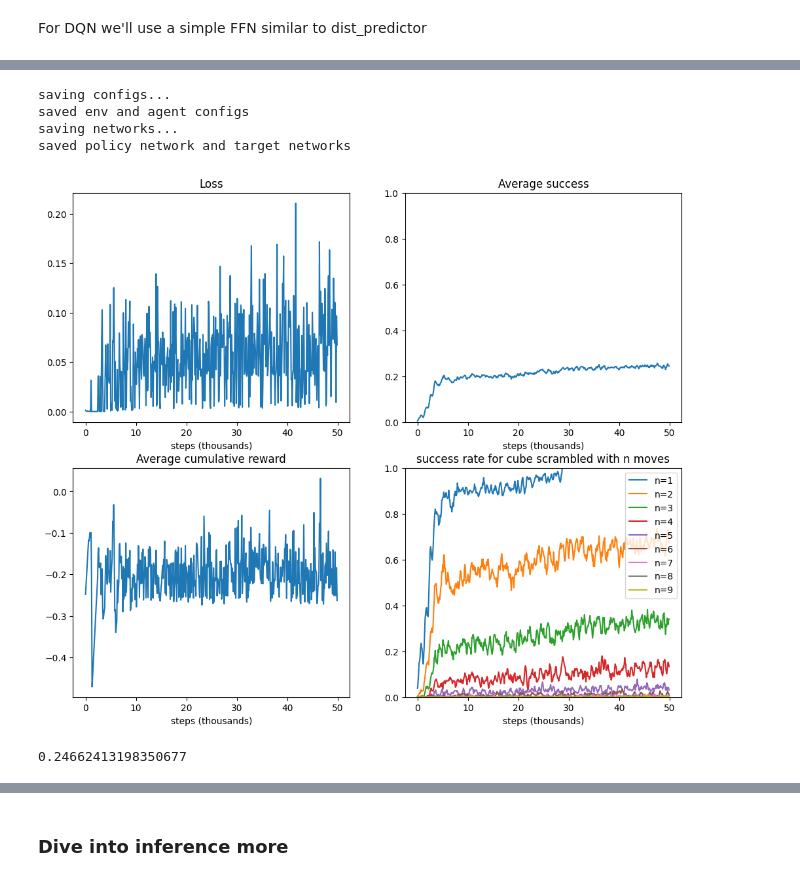
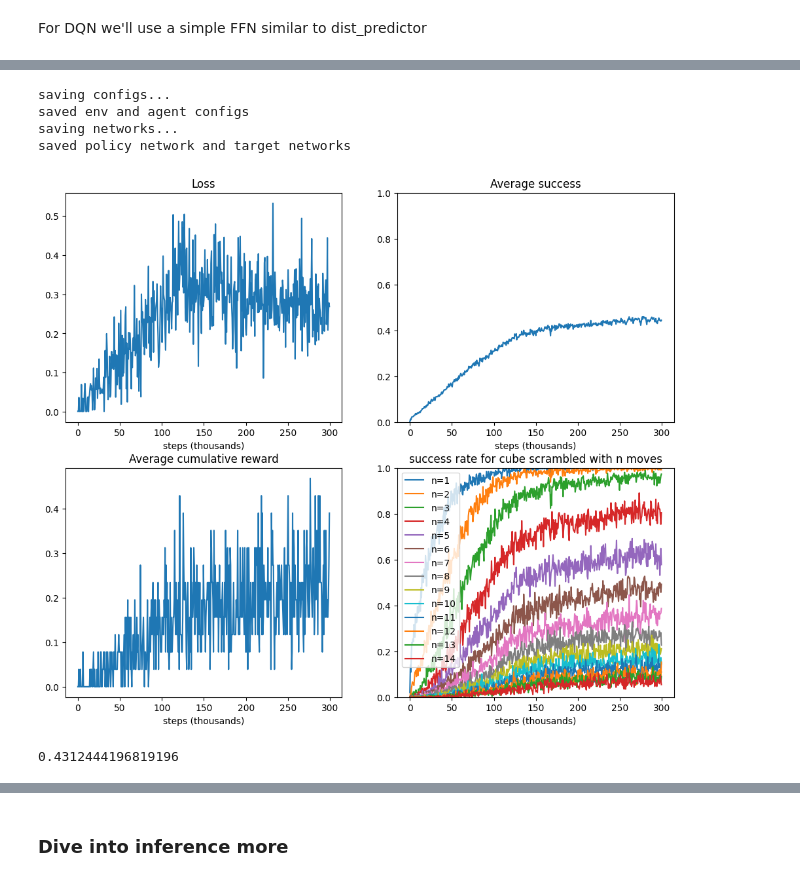
Before and after one commit to LeonY117/polytope-permutation, a Jupyter notebook: agent.ipynb, the cells around one changed output, grey strips where cells are left out. Drawn from its saved outputs; the diff is of its cells as text; code cells hidden in the pictures.

Commit message:
update experiment outputs

```diff
--- a/agent.ipynb
+++ b/agent.ipynb
@@ -91,6 +91,18 @@ history = {
 def train(env, agent, history, episodes, episode_length=20, dry_run=0):
     s = env.reset()
     s = torch.tensor(s, device=device)
+    for _ in tqdm(range(env.max_steps)):
+        # reset 10% of the environment every turn to decorrelate data
+        reset_indices = list(
+            np.random.randint(0, env.num_envs, int(0.1 * env.num_envs))
+        )
+        s = env.reset(reset_indices)
+        s = torch.tensor(s, device=device)
+        a = agent.select_action(s)
+        s_n, r, terminated, mask = env.step(a)
+        s_n = torch.tensor(s_n, device=device)
+        agent._update_history(s, s_n, a, r, mask, terminated)
+        s = s_n
     for _ in tqdm(range(dry_run)):
         a = agent.select_action(s)
         s_n, r, terminated, mask = env.step(a)
@@ -112,9 +124,7 @@ def train(env, agent, history, episodes, episode_length=20, dry_run=0):
         # agent.update_target_net()
 
         history["loss"].append(loss)
-        history["reward"].append(
-            env.get_cumulative_reward().sum().item() / env.num_envs
-        )
+        history["reward"].append(env.get_cumulative_reward().mean().item())
         (
             success_rate_per_n,
             success_length_per_n,
@@ -298,10 +308,11 @@ ec = env_config.copy()
 ac = agent_config.copy()
 
 env = PuzzleEnv(ec)
-# agent = NStepAgent(ac)
-agent = OneStepAgent(ac)
+agent = NStepAgent(ac)
+# agent = OneStepAgent(ac)
 
-train(env, agent, history, episodes=200, episode_length=ec["max_steps"], dry_run=500)
+train(env, agent, history, episodes=500, episode_length=ec["max_steps"], dry_run=10)
+# train(env, agent, history, episodes=200, episode_length=50, dry_run=10)
 # train(env, agent, history, episodes=1, episode_length=1, dry_run=25)
 print(sum(history["avg_success"][-100:]) / len(history["avg_success"][-100:]))
 # print(history["avg_success"][-1])
@@ -312,3 +323,4 @@ Completed dry run for 500 steps
 # %%
-train(env, agent, history, episodes=400, episode_length=ec["max_steps"], dry_run=25)
+train(env, agent, history, episodes=5000, episode_length=ec["max_steps"], dry_run=500)
+print(sum(history["avg_success"][-100:]) / len(history["avg_success"][-100:]))
 # %% [output]
@@ -327,4 +333,5 @@ plot_history(history, episode_length=50)
 # %%
-# env, agent, history = load_experiment("results/C3_m=3_oneStep")
+# env, agent, history = load_experiment("results/C3_m10_64envs_1000")
+env.config['exp_name'] = "C2_m14_n5_300"
 result_manager = ResultManager(agent, env)
 # %% [output]
@@ -332,22 +339,23 @@ WARNING: folder C3_m=10_oneStep_noisy already exists with 0 items
 # %%
 result_manager.save()
-
+eps_len = result_manager.env.max_steps
 save_history(history, result_manager.directory)
-plot_history(history, episode_length=50, save_to_folder=result_manager.directory)
+plot_history(history, episode_length=eps_len, save_to_folder=result_manager.directory)
 # %% [output]
 saving configs...
 saved env and agent configs
 saving networks...
 saved policy network and target networks
-[figure, old version]
+[figure, new version]
 # %%
 # result_manager.agent.policy_network.eval()
-eval_stats = result_manager.evaluate(steps=2000)
-result_manager.agent.policy_network.train()
+# result_manager.agent.policy_network.train()
+eval_stats = result_manager.evaluate(steps=1000)
+# result_manager.agent.policy_network.train()
 
-sum(eval_stats["avg_success"][-500:]) / 500
+sum(eval_stats["avg_success"][-100:]) / 100
 # %% [output]
-0.24662413198350677
+0.4312444196819196
 # %%
 plot_success_length(eval_stats["success_length_per_n"], save_to_folder=result_manager.directory)
 # plot_success_length(eval_stats["success_length_per_n"], save_to_folder=None)
```
Also changed, not shown: parts of 8 cells of this notebook.
